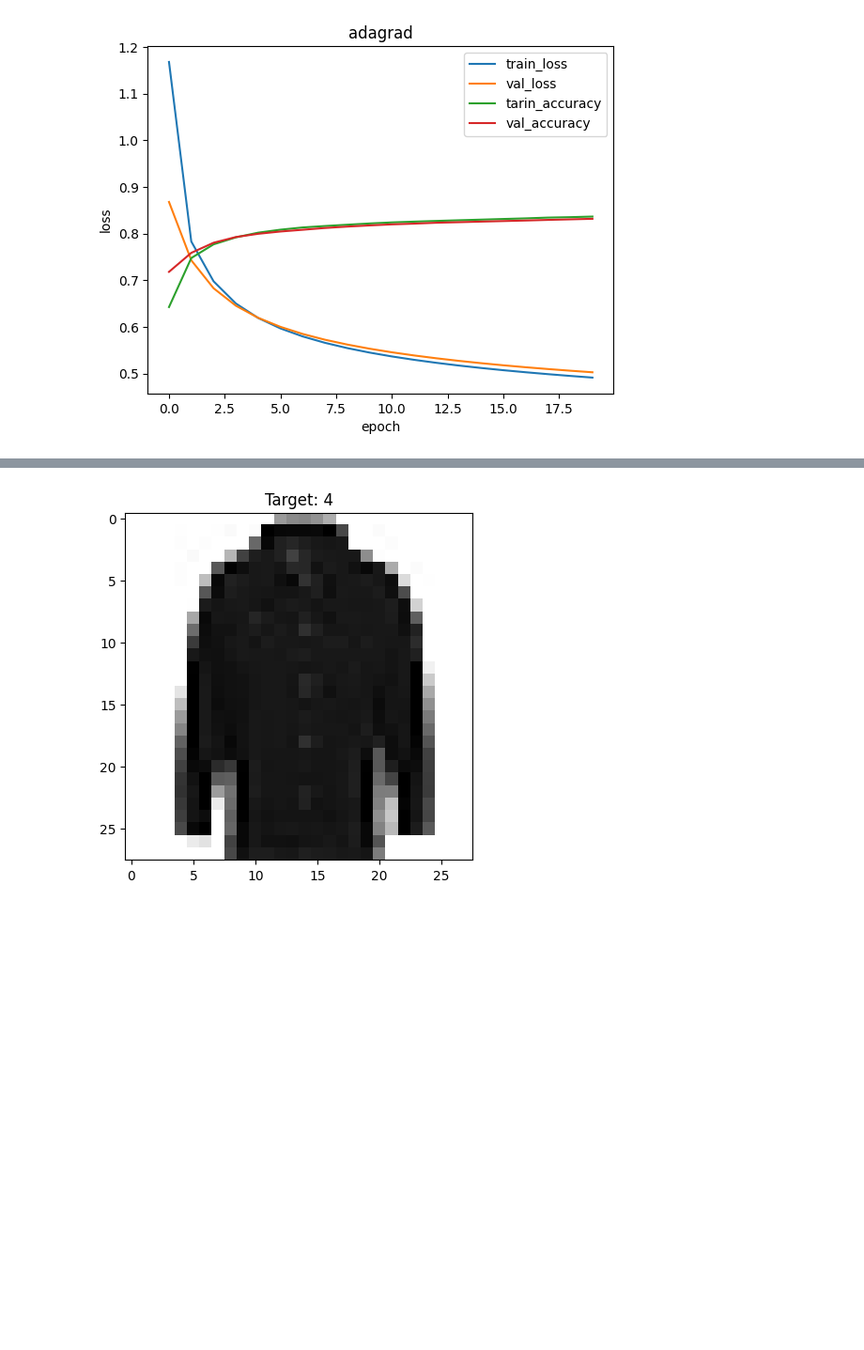
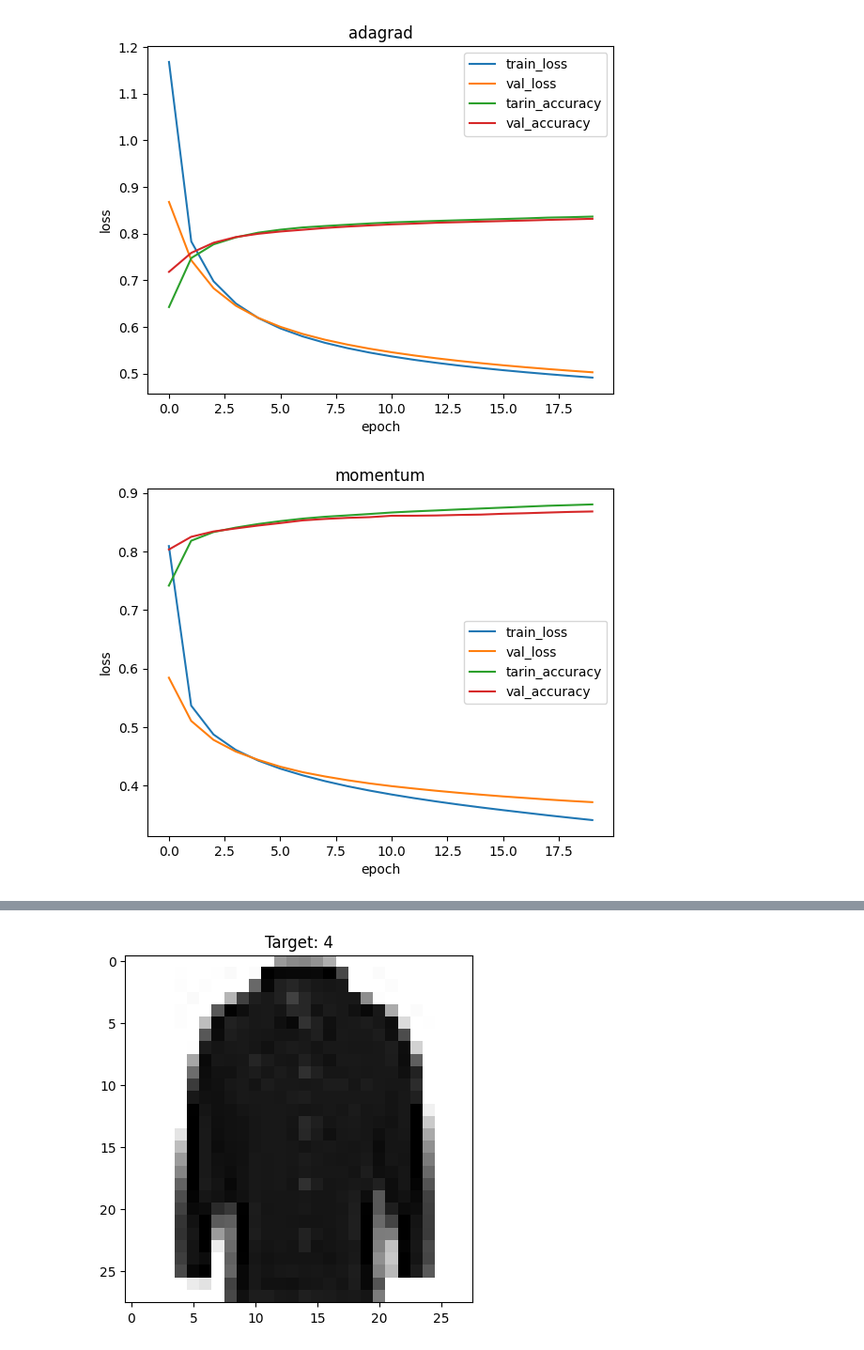
Before and after one commit to Geonus99/AI_26, a Jupyter notebook: AI_test.ipynb, the cells around one changed output, grey strips where cells are left out. Shown at 94% size. Cells and saved outputs as stored; diff of their text form; code cells hidden in the pictures; blank space fills up the shorter version.

```diff
--- a/AI_test.ipynb
+++ b/AI_test.ipynb
@@ -113,5 +113,25 @@ plt.legend(['train_loss', 'val_loss','tarin_accuracy', 'val_accuracy'])
 plt.show()
 # %% [output]
 [figure]
+# %%
+model = model_fn()
+model.compile(optimizer=keras.optimizers.SGD(learning_rate=0.001, momentum=0.9),
+              loss='sparse_categorical_crossentropy',
+              metrics=['accuracy'])
+
+history_momentum = model.fit(train_scaled, train_target, epochs=20, verbose=0,
+                    validation_data=(val_scaled, val_target))
+
+plt.plot(history_momentum.history['loss'])
+plt.plot(history_momentum.history['val_loss'])
+plt.plot(history_momentum.history['accuracy'])
+plt.plot(history_momentum.history['val_accuracy'])
+plt.title('momentum')
+plt.xlabel('epoch')
+plt.ylabel('loss')
+plt.legend(['train_loss', 'val_loss','tarin_accuracy', 'val_accuracy'])
+plt.show()
+# %% [output]
+[figure, added]
 # %%
 model = model_fn()
```
Also changed, not shown: parts of 4 cells of this notebook.
